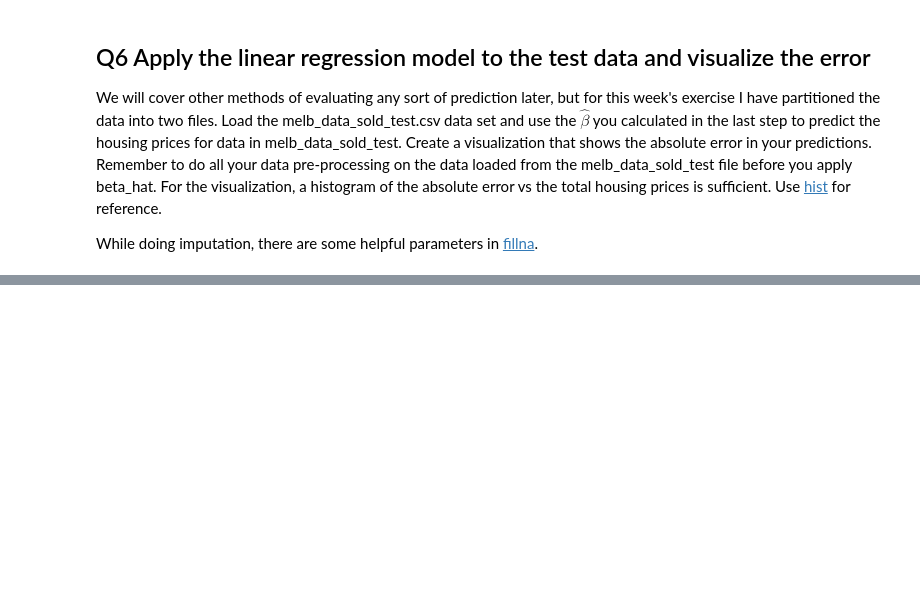
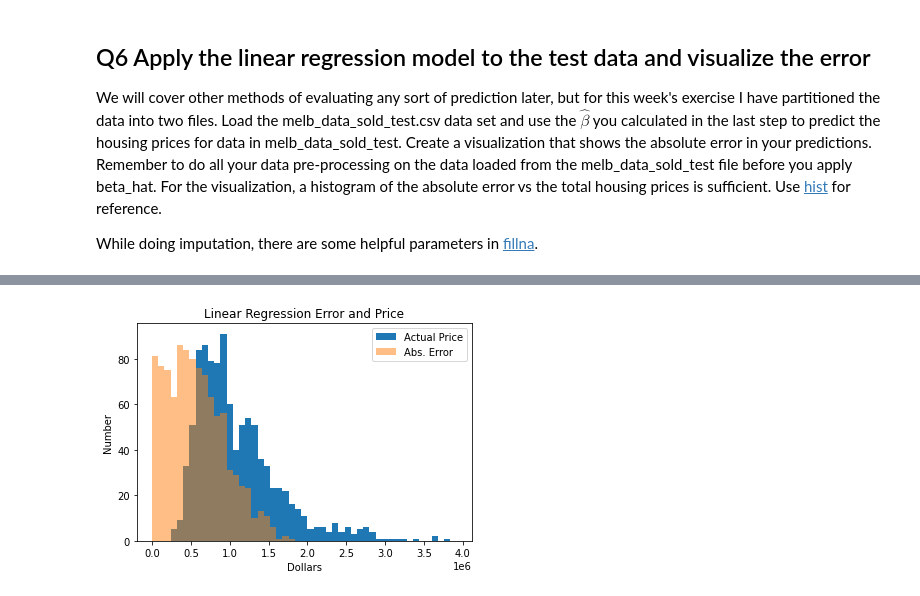
Before and after one commit to alex-chiu/CS329E-Data-Analytics, a Jupyter notebook: HW3/CS329E_HW3.ipynb, the cells around one changed output, grey strips where cells are left out. Cells and saved outputs as stored; diff of their text form; code cells hidden in the pictures; blank space fills up the shorter version.

```diff
--- a/HW3/CS329E_HW3.ipynb
+++ b/HW3/CS329E_HW3.ipynb
@@ -193,6 +172,10 @@ While doing imputation, there are some helpful parameters in [fillna](https://pa
 # %%
 # Step zero, load the melb_data_sold_test.csv data for testing.  Use Imputation to fill in any missing numeric values
 # We use imputation here instead of deletion since we want a prediction for _every_ row in the test file.
+# Load in CSV file
 df_test_init = pd.read_csv('melb_data_sold_test.csv')
-df_test_init = df_test_init.fillna(method='pad')
-df_test_init
+
+# Impute numeric columns with mean values
+for val in df_test_init.select_dtypes(include=np.number).columns:
+    df_test_init[val] = df_test_init[val].fillna(value=df_test_init[val].mean())
+# df_test_init
@@ -234,5 +188,5 @@ df_test
 # %%
 # Step two, build the attribute matrix Xdot
-X_dot = df_test.loc[:, ['distance_to_toorak', 'h', 't', 'u']]
+X_dot = df_test.loc[:, included_att]
 X_dot['intercept'] = 1;
-X_dot
+# X_dot
@@ -264,11 +201,18 @@ abs_error
 # %%
 # Step five, create a histogram of the absolute error, and on the same plot create a histogram of the actual price.
 # You should use the "alpha" parameter to make the graph on top slightly translucent
 
-plt.hist(df_test_init['Price'])
-plt.hist(abs_error, alpha=0.5)
+# Create bins for histogram
+bins = []
+for i in range(50):
+    bins.append(i * 80000)
+
+plt.hist(df_test_init['Price'], bins = bins)
+plt.hist(abs_error, alpha=0.5, bins = bins)
 plt.title("Linear Regression Error and Price")
 plt.xlabel("Dollars")
 plt.ylabel("Number")
 plt.legend(["Actual Price", "Abs. Error"])
 plt.show()
+# %% [output]
+[figure, added]
```
Also changed, not shown: parts of 11 cells of this notebook.
